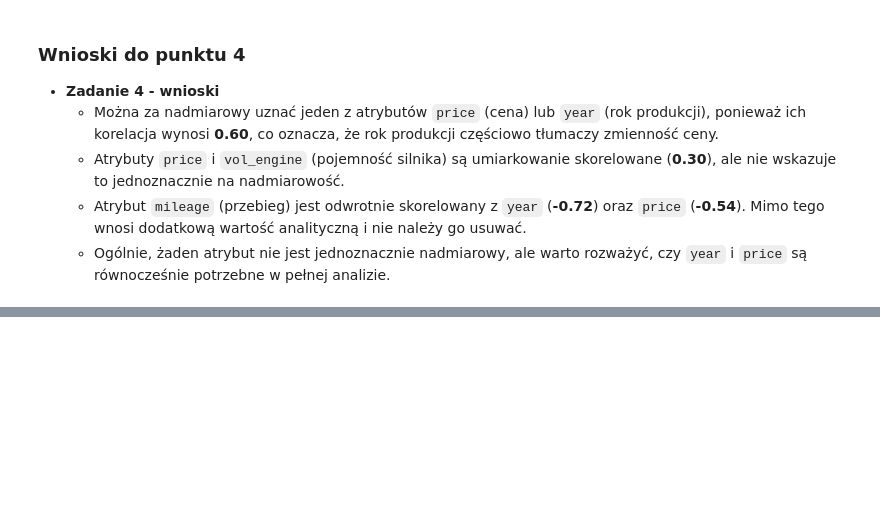
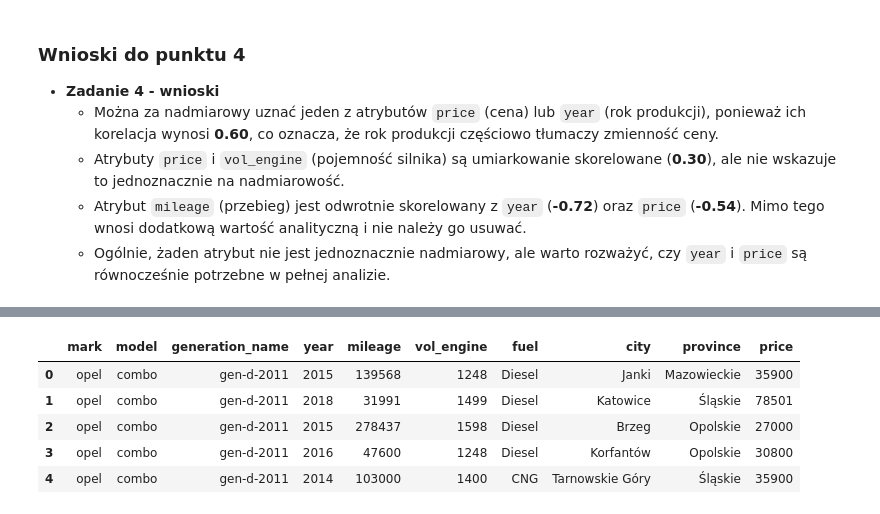
Before and after one commit to sDutkiewicz/2024Z-PRIAD-projekt, a Jupyter notebook: PRiAD - Stanislaw Dutkiewicz.ipynb, the cells around one changed output, grey strips where cells are left out. Cells and saved outputs as stored; diff of their text form; code cells hidden in the pictures; blank space fills up the shorter version.

Commit message:
Dodałem przykład modeli

```diff
--- a/PRiAD - Stanislaw Dutkiewicz.ipynb
+++ b/PRiAD - Stanislaw Dutkiewicz.ipynb
@@ -160,0 +187,9 @@ plt.show()
+# %%
+df.head()
+# %% [output]
+|  | mark | model | generation_name | year | mileage | vol_engine | fuel | city | province | price |
+| 0 | opel | combo | gen-d-2011 | 2015 | 139568 | 1248 | Diesel | Janki | Mazowieckie | 35900 |
+| 1 | opel | combo | gen-d-2011 | 2018 | 31991 | 1499 | Diesel | Katowice | Śląskie | 78501 |
+| 2 | opel | combo | gen-d-2011 | 2015 | 278437 | 1598 | Diesel | Brzeg | Opolskie | 27000 |
+| 3 | opel | combo | gen-d-2011 | 2016 | 47600 | 1248 | Diesel | Korfantów | Opolskie | 30800 |
+| 4 | opel | combo | gen-d-2011 | 2014 | 103000 | 1400 | CNG | Tarnowskie Góry | Śląskie | 35900 |
```
Also changed, not shown: parts of 13 cells of this notebook.
